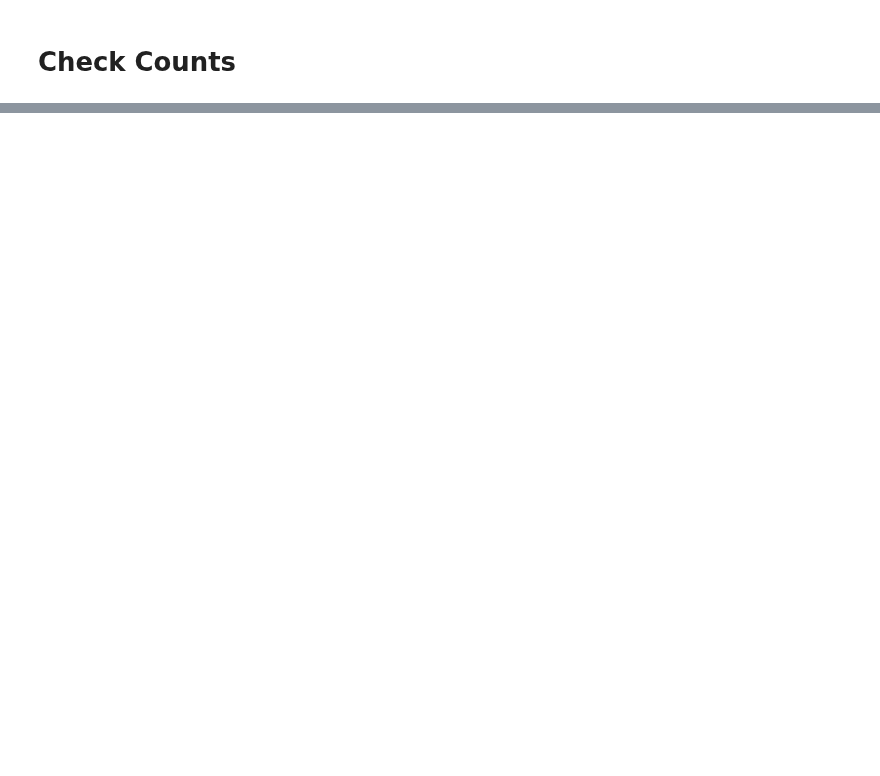
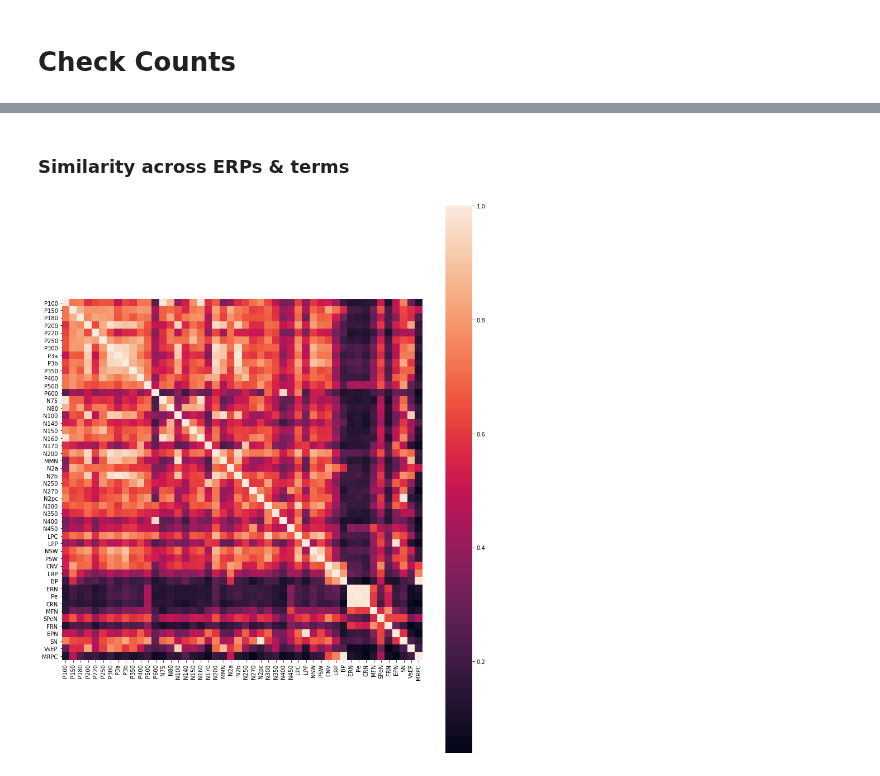
Before and after one commit to weblearn22/ERPscanr, a Jupyter notebook: notebooks/01-Counts.ipynb, the cells around one changed output, grey strips where cells are left out. Drawn from its saved outputs; the diff is of its cells as text; code cells hidden in the pictures; blank space fills up the shorter version.

```diff
--- a/notebooks/01-Counts.ipynb
+++ b/notebooks/01-Counts.ipynb
@@ -254,0 +207,10 @@ Z = hier.dendrogram(Y, orientation='left',
+# %% [markdown]
+### Similarity across ERPs & terms
+# %%
+# Calculate similarity between all ERPs (based on term association percents)
+sim_erps = cosine_similarity(counts.dat_percent)
+# %%
+# Plot similarity matrix between ERPs
+plot_matrix(sim_erps, counts.labels, counts.labels, square=True, figsize=(12, 14), save_fig=SAVE_FIG)
+# %% [output]
+[figure, added]
```
Also changed, not shown: parts of 60 cells of this notebook, 3 other files.
